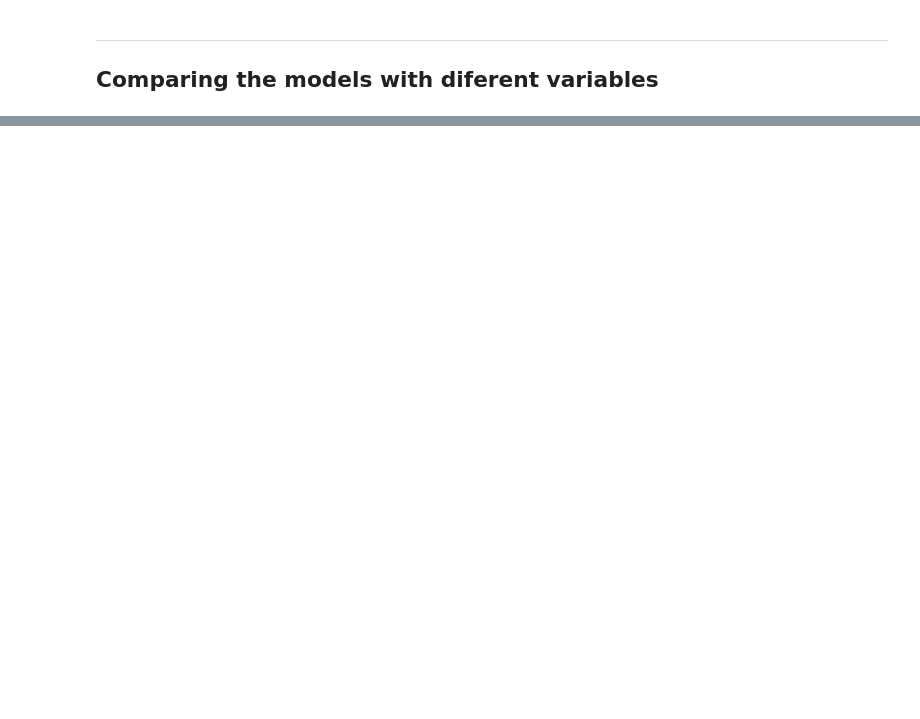
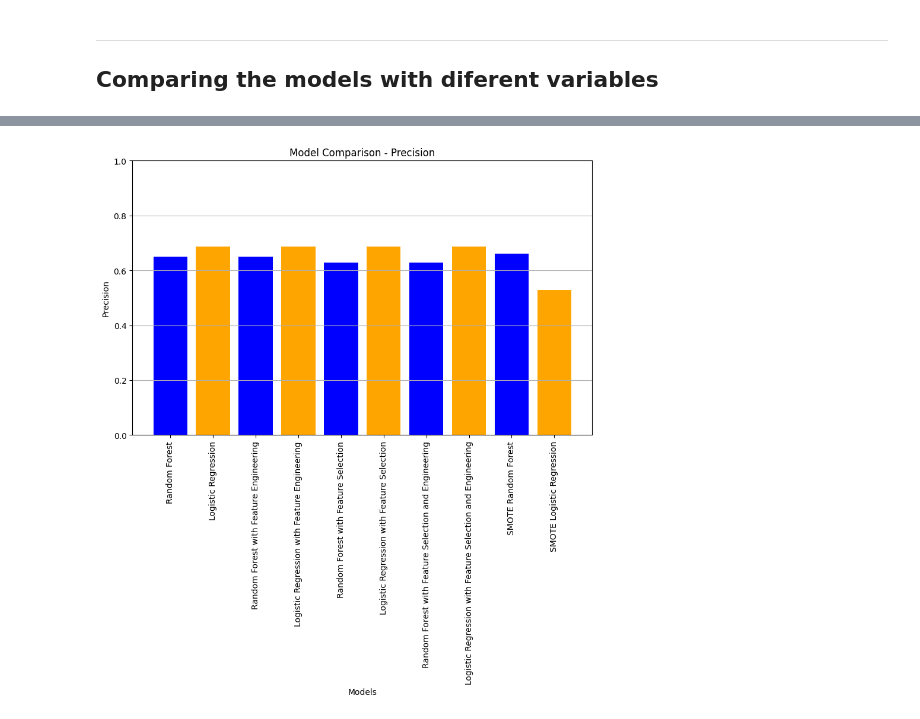
Before and after one commit to ImAleexDz/churn-preditction, a Jupyter notebook: churn-project.ipynb, the cells around one changed output, grey strips where cells are left out. Cells and saved outputs as stored; diff of their text form; code cells hidden in the pictures; blank space fills up the shorter version.

```diff
--- a/churn-project.ipynb
+++ b/churn-project.ipynb
@@ -701,0 +866,37 @@ plot_model_comparison(models, accuracies)
+# %%
+#Compare pipelines using precision
+from sklearn.metrics import precision_score
+
+rf_precision = precision_score(yp_test, rf_pipeline.predict(Xp_test), pos_label='Yes')
+lr_precision = precision_score(yp_test, lr_pipeline.predict(Xp_test), pos_label='Yes')
+rf_fe_precision = precision_score(yp_test, rf_pipeline_fe.predict(Xp_test), pos_label='Yes')
+lr_fe_precision = precision_score(yp_test, lr_pipeline_fe.predict(Xp_test), pos_label='Yes')
+rf_fs_precision = precision_score(yp_test, rf_pipeline_fs.predict(Xp_test), pos_label='Yes')
+lr_fs_precision = precision_score(yp_test, lr_pipeline_fs.predict(Xp_test), pos_label='Yes')
+rf_fs_fe_precision = precision_score(yp_test, pipeline_fs_fe_rf.predict(Xp_test), pos_label='Yes')
+lr_fs_fe_precision = precision_score(yp_test, pipeline_fs_fe_lr.predict(Xp_test), pos_label='Yes')
+rf_smote_precision = precision_score(yp_test, pipeline_smote_rf.predict(Xp_test), pos_label='Yes')
+lr_smote_precision = precision_score(yp_test, pipeline_smote_lr.predict(Xp_test), pos_label='Yes')
+
+precision_scores = [
+    rf_precision, lr_precision,
+    rf_fe_precision, lr_fe_precision,
+    rf_fs_precision, lr_fs_precision,
+    rf_fs_fe_precision, lr_fs_fe_precision,
+    rf_smote_precision, lr_smote_precision
+]
+
+def plot_precision_comparison(models, precision_scores):
+    plt.figure(figsize=(10, 6))
+    plt.bar(models, precision_scores, color=['blue', 'orange'])
+    plt.title('Model Comparison - Precision')
+    plt.xlabel('Models')
+    plt.ylabel('Precision')
+    plt.ylim(0, 1)
+    plt.xticks(rotation=90)
+    plt.grid(axis='y')
+    plt.show()
+
+plot_precision_comparison(models, precision_scores)
+# %% [output]
+[figure, added]
```
Also changed, not shown: parts of 60 cells of this notebook.
